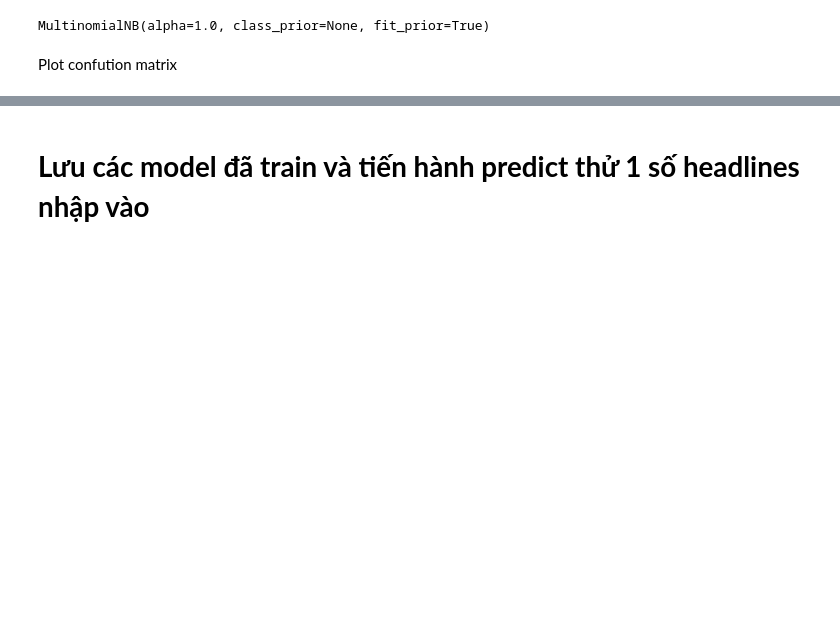
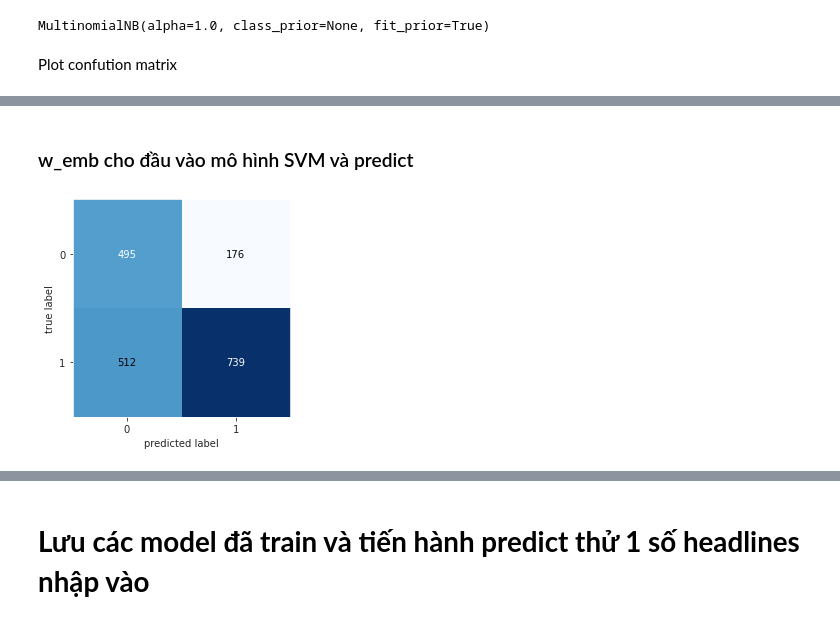
Before and after one commit to ndvinh98/CS114.K21-Machine-Learning, a Jupyter notebook: Report_Case_Study_1.ipynb, the cells around one changed output, grey strips where cells are left out. Drawn from its saved outputs; the diff is of its cells as text; code cells hidden in the pictures; blank space fills up the shorter version.

```diff
--- a/Report_Case_Study_1.ipynb
+++ b/Report_Case_Study_1.ipynb
@@ -410,0 +520,12 @@ weighted avg       0.82      0.82      0.82      8586
+# %% [markdown]
+### w_emb cho đầu vào mô hình SVM và predict
+# %%
+X = [" ".join(x) for x in hl_lemmatized]
+Y=df['is_sarcastic']
+X = Tfidf_vect.transform(X)
+# %%
+pred=np.around(SVM.predict(X))
+fig, ax = plot_confusion_matrix(conf_mat=confusion_matrix(Y,pred))
+plt.show()
+# %% [output]
+[figure, added]
```
Also changed, not shown: parts of 31 cells of this notebook.
